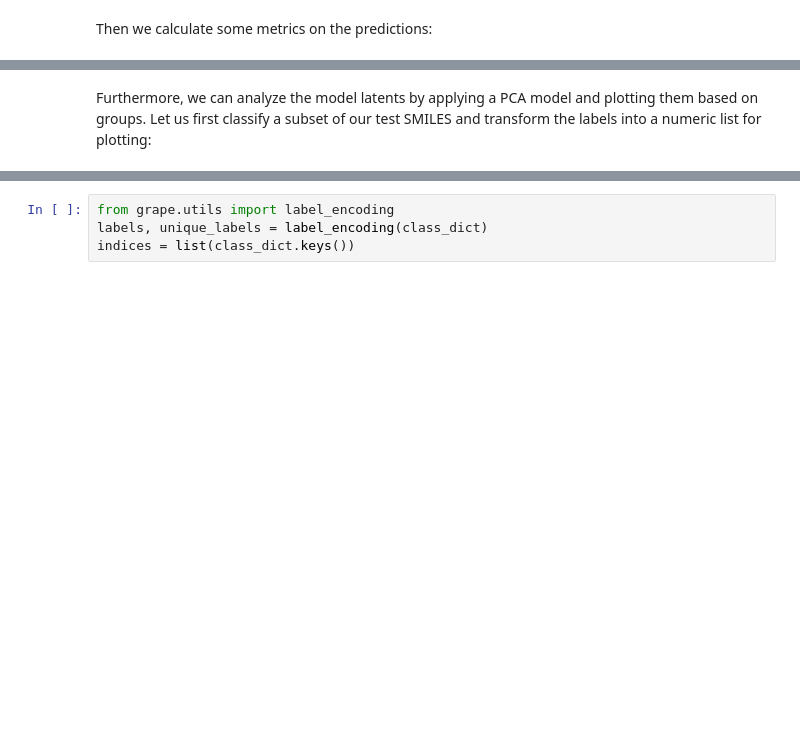
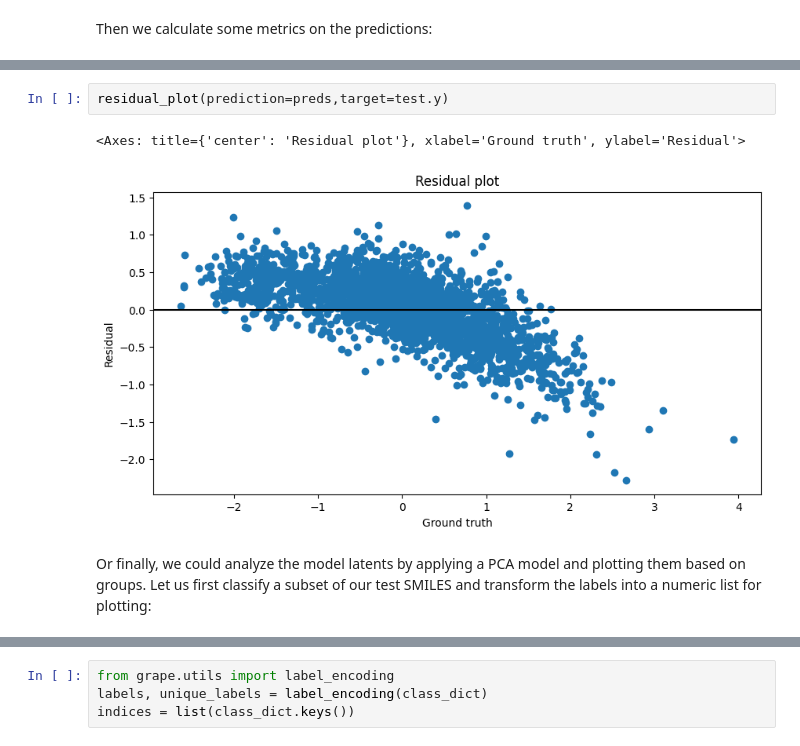
Before and after one commit to aerte/GraPE, a Jupyter notebook: docs/source/Demonstration.ipynb, the cells around one changed output, grey strips where cells are left out. Saved outputs shown, nothing was run; the diff lists cells and outputs as text; blank space fills up the shorter version.

```diff
--- a/docs/source/Demonstration.ipynb
+++ b/docs/source/Demonstration.ipynb
@@ -261,5 +268,10 @@ pred_metric(prediction=preds,target=test.y, metrics='all', print_out=True)
+# %%
+residual_plot(prediction=preds,target=test.y)
+# %% [output]
+<Axes: title={'center': 'Residual plot'}, xlabel='Ground truth', ylabel='Residual'>
+[figure, added]
 # %% [markdown]
-Furthermore, we can analyze the model latents by applying a PCA model and plotting them based on groups. Let us first classify a subset of our test SMILES and transform the labels into a numeric list for plotting:
+Or finally, we could analyze the model latents by applying a PCA model and plotting them based on groups. Let us first classify a subset of our test SMILES and transform the labels into a numeric list for plotting:
 # %%
 from grape.analysis import classyfire, classyfire_result_analysis
 
```
Also changed, not shown: parts of 13 cells of this notebook, 19 other files.
